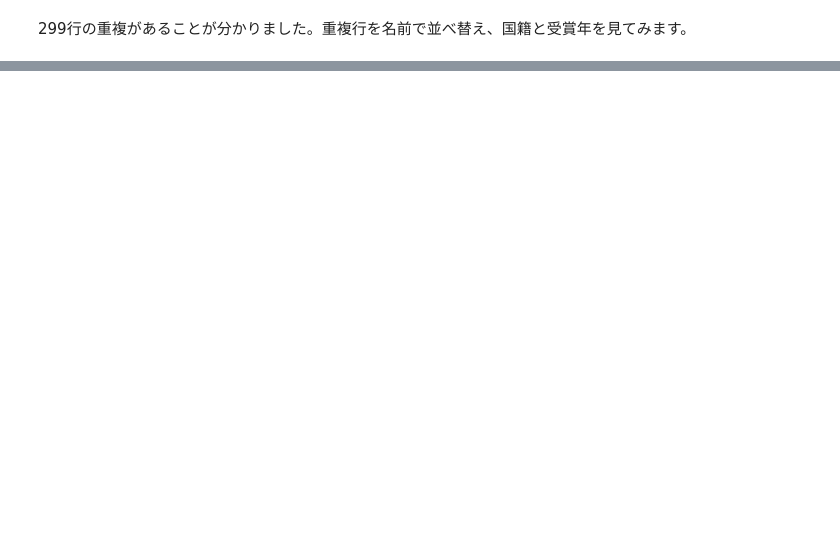
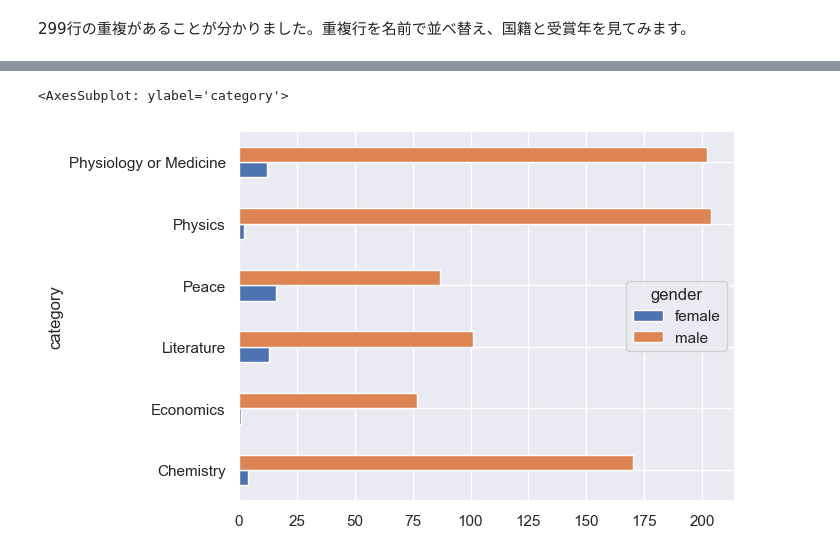
Before and after one commit to shinchu/dataviz-notebooks, a Jupyter notebook: week_2/nobel-laureates.ipynb, the cells around one changed output, grey strips where cells are left out. Drawn from its saved outputs; the diff is of its cells as text; code cells hidden in the pictures; blank space fills up the shorter version.

```diff
--- a/week_2/nobel-laureates.ipynb
+++ b/week_2/nobel-laureates.ipynb
@@ -309,0 +832,2 @@ all_dupes.sort_values("name")[["name", "country", "year"]]
+# %%
+df["date_of_death"] = pd.to_datetime(df.date_of_death, errors="coerce")
@@ -309,0 +842,2 @@ all_dupes.sort_values("name")[["name", "country", "year"]]
+# %%
+df["award_age"] = df.year - pd.DatetimeIndex(df["date_of_birth"]).year
@@ -311,0 +897,4 @@ all_dupes.sort_values("name")[["name", "country", "year"]]
+# %%
+# seabornの見た目を使う
+
+sns.set()
@@ -311,0 +918,2 @@ all_dupes.sort_values("name")[["name", "country", "year"]]
+# %%
+by_cat_gen = df.groupby(["category", "gender"])
@@ -311,0 +955,5 @@ all_dupes.sort_values("name")[["name", "country", "year"]]
+# %%
+by_cat_gen.size().unstack().plot(kind="barh")
+# %% [output]
+<AxesSubplot: ylabel='category'>
+[figure, added]
```
Also changed, not shown: parts of 136 cells of this notebook, 1 other file.
